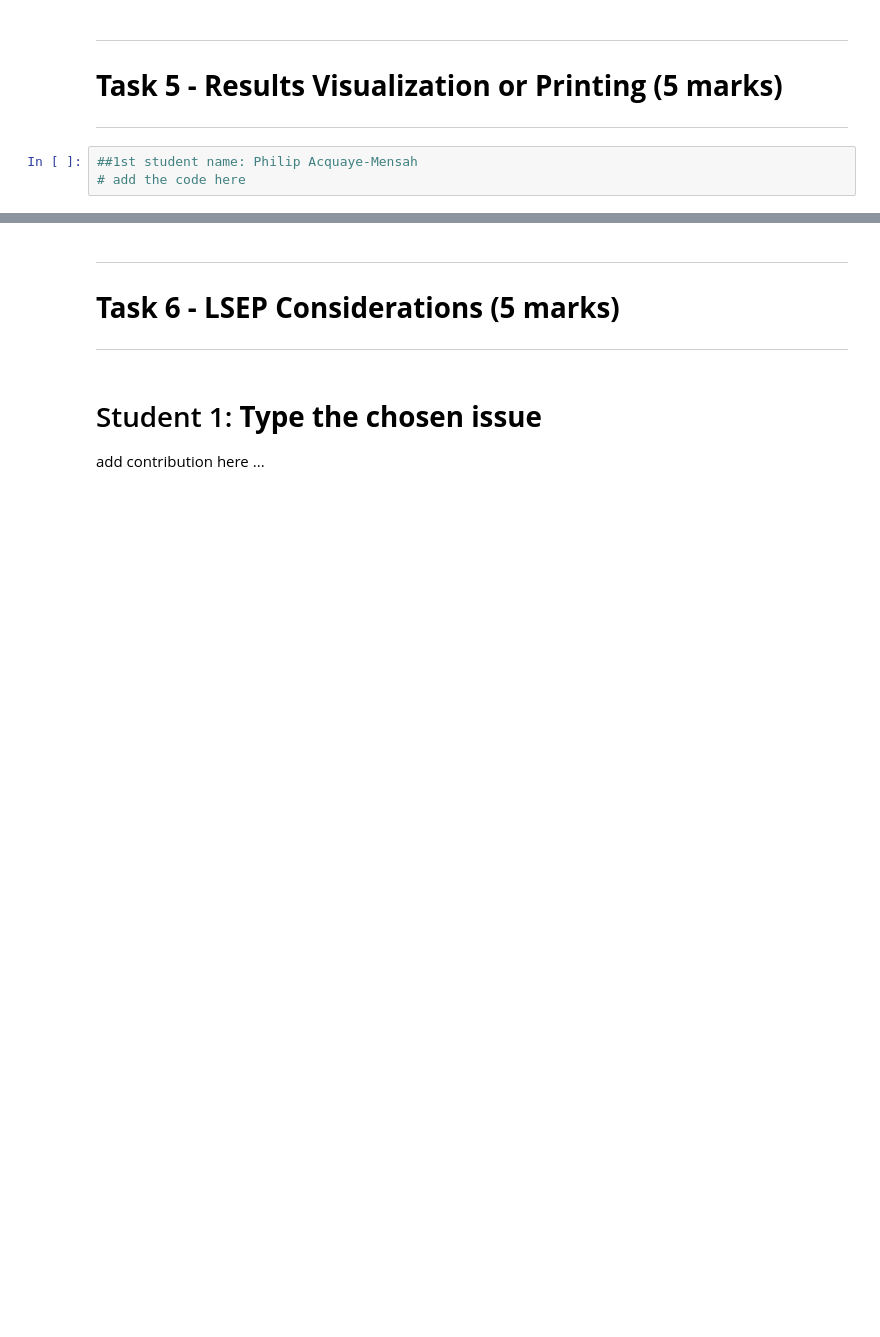
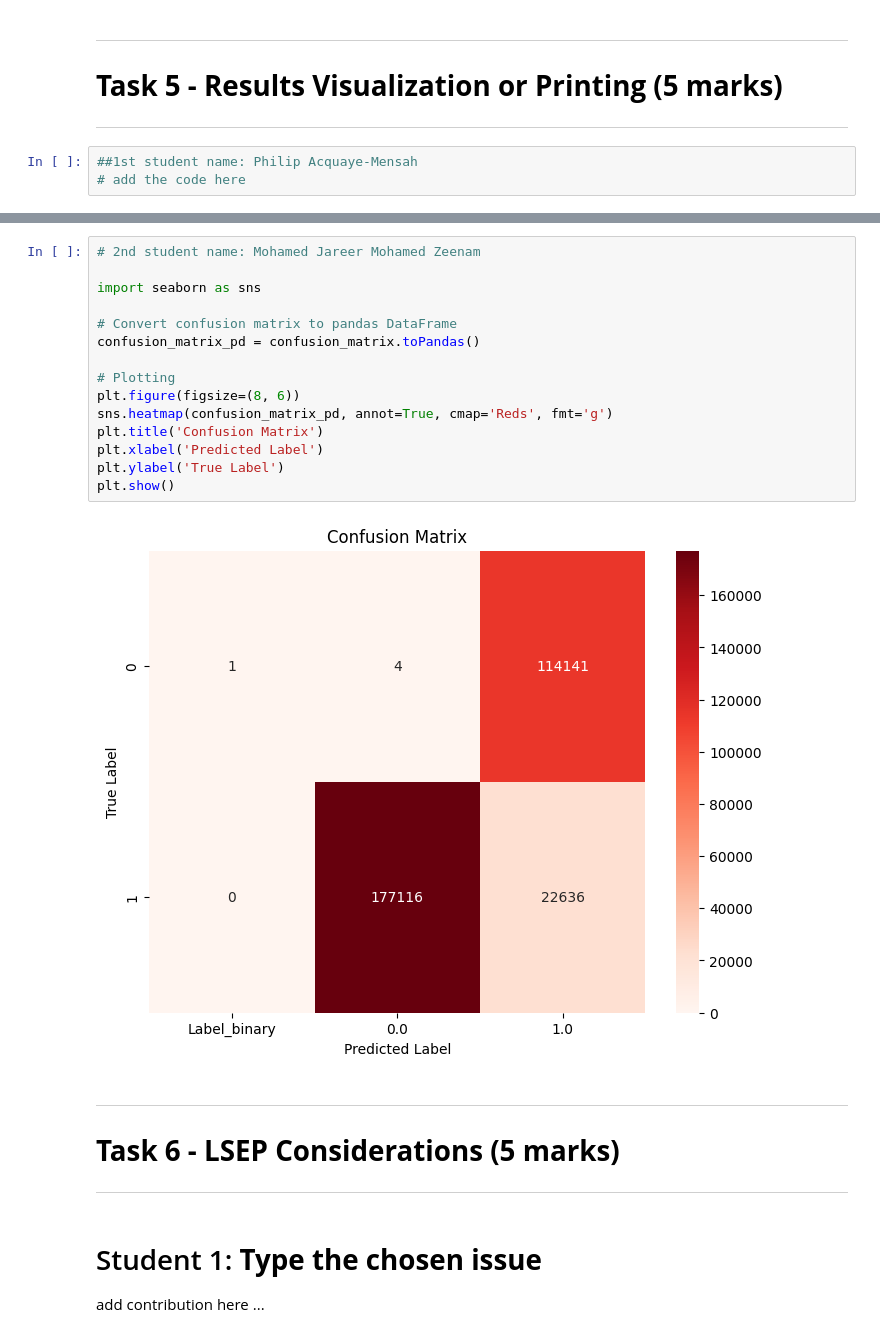
Before and after one commit to Mr-Mens/Big-Data-Course-Work, a Jupyter notebook: Group_ID_13_CRWK_CN7030.ipynb, the cells around one changed output, grey strips where cells are left out. Saved outputs shown, nothing was run; the diff lists cells and outputs as text; blank space fills up the shorter version.

```diff
--- a/Group_ID_13_CRWK_CN7030.ipynb
+++ b/Group_ID_13_CRWK_CN7030.ipynb
@@ -542,3 +648,20 @@ Accuracy: 94.328
+# %%
+# 2nd student name: Mohamed Jareer Mohamed Zeenam
+
+import seaborn as sns
+
+# Convert confusion matrix to pandas DataFrame
+confusion_matrix_pd = confusion_matrix.toPandas()
+
+# Plotting
+plt.figure(figsize=(8, 6))
+sns.heatmap(confusion_matrix_pd, annot=True, cmap='Reds', fmt='g')
+plt.title('Confusion Matrix')
+plt.xlabel('Predicted Label')
+plt.ylabel('True Label')
+plt.show()
+# %% [output]
+[figure, added]
 # %% [markdown]
 ---
 # **Task 6 - LSEP Considerations (5 marks)**
```
Also changed, not shown: parts of 19 cells of this notebook.
